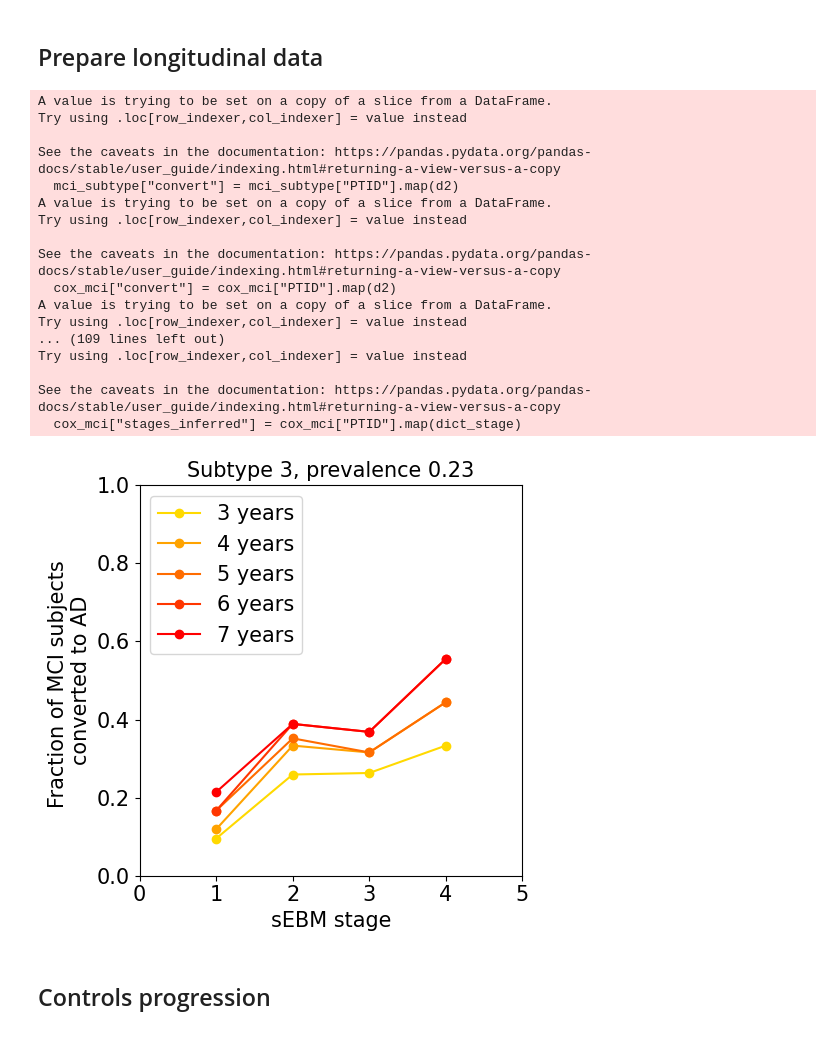
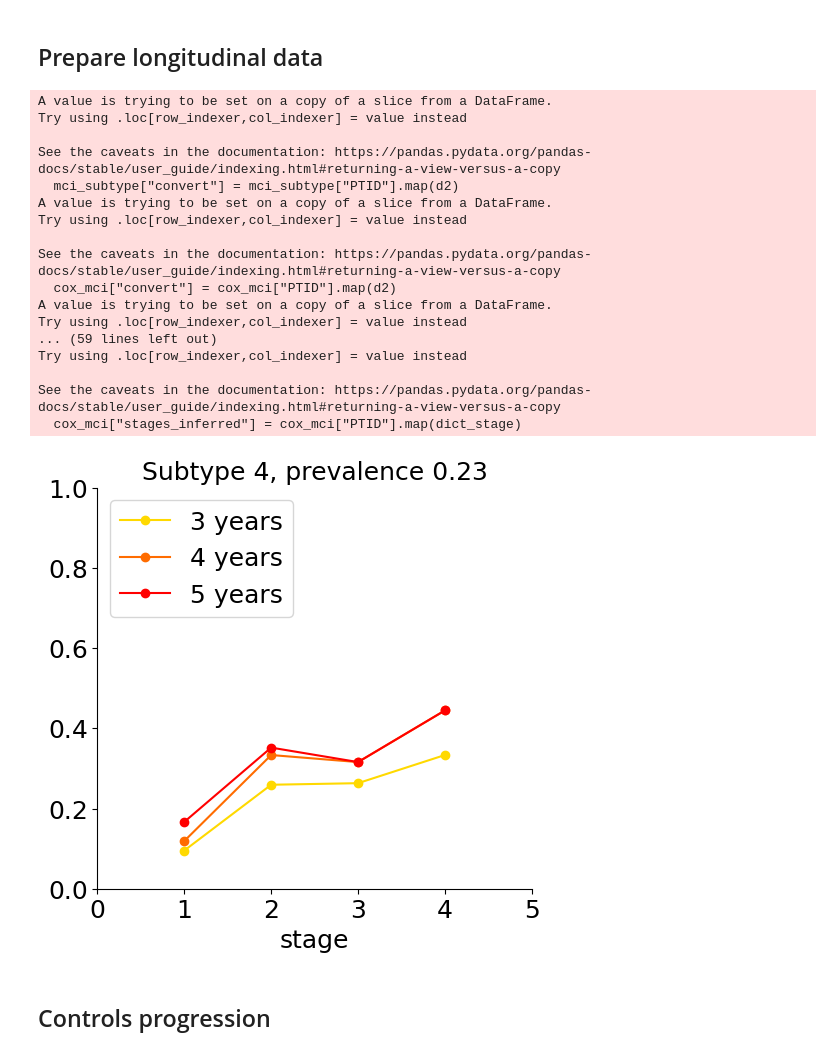
Before and after one commit to pathology-dynamics/s-SuStaIn, a Jupyter notebook: notebooks/s-SuStaIn-plotting.ipynb, the cells around one changed output. Drawn from its saved outputs; the diff is of its cells as text; code cells hidden in the pictures.

```diff
--- a/notebooks/s-SuStaIn-plotting.ipynb
+++ b/notebooks/s-SuStaIn-plotting.ipynb
@@ -192,19 +201,23 @@ final_df_grouped.pivot(columns="DX", values=0, index="stage").fillna(0)
 # %%
-fig, ax = plt.subplots(figsize=(6,3))
+fig, ax = plt.subplots(figsize=(4,2))
 hue_order=["Controls", "MCI", "AD"]
-palette = ["C0", "C2","C1"]
+palette = ["g", "orange","r"]
 sns.barplot(data=counts_bar, x="stage", y="value",
             hue="DX",ax=ax, hue_order=hue_order,
             palette=palette,edgecolor="k",linewidth=1)
-ax.set_xlabel("Disease (sEBM) stage", fontsize=18)
-ax.set_ylabel("Fraction", fontsize=18)
-ax.tick_params(axis='both', which='major', labelsize=12)
-ax.legend(title="", fontsize=15, framealpha=0.0, loc=(0.9,0.6))
-ax.set_title("Subtype {}".format(int(subtype_select)))
-# ax.text(s=r"p-value ($\chi^{2}$) < 1 x $10^{-18}$ ",x=1.0,y=0.5, fontsize=15)
+ax.set_xlabel("stage", fontsize=15)
+ax.set_ylabel("")
+
+ax.get_legend().remove()
+
+ax.tick_params(axis='both', which='major', labelsize=15)
+
+
+# ax.set_ylim([0])
+ax.set_title("Subtype {}".format(int(subtype_select+1)), fontsize=12)
 sns.despine()
 plt.tight_layout()
 fig_path = "/nethome/rtandon32/ebm/s-SuStain-outputs/sim_tadpole9_mixture_GMM/figures"
-fname = "stage_hist_subtype_{}.png".format(int(subtype_select))
+fname = "stage_hist_subtype_{}.png".format(int(subtype_select+1))
 fig.savefig(os.path.join(fig_path, fname), dpi=300, transparent=True)
 # %% [output]
@@ -256,7 +269,7 @@ dict_stage = dict(zip(mci_subtype["PTID"],mci_subtype["stage"]))
 # %%
 cmap = cm.get_cmap('autumn_r')
 fig, ax = plt.subplots(1,1, figsize=(5,5), constrained_layout=True)
-delta_years = list(range(3,8))
+delta_years = list(range(3,6))
 colors = [cmap(_) for _ in np.linspace(0.15,1,len(delta_years))]
 d_colors = dict(zip(delta_years, colors))
 save_path = "/nethome/rtandon32/ebm/s-SuStain-outputs/sim_tadpole9_mixture_GMM/figures"
@@ -310,46 +323,48 @@ for dy in delta_years:
     x = np.array(list(d3.keys()))
     y = np.array(list(d3.values()))
     ax.plot(x, y, label=str(dy) + " years", marker="o", color=d_colors[dy])
-    ax.set_xlabel("sEBM stage", fontsize=15)
+    ax.set_xlabel("stage", fontsize=18)
     cox_mci["convert"] = cox_mci["PTID"].map(d2)
     cox_mci["time"] = cox_mci["PTID"].map(dtd)
     cox_mci["subtype"] = Su
     cox_mci["stages_inferred"] = cox_mci["PTID"].map(dict_stage)
     fname = "cox_df_subtype_{}_delta_yrs_{}.csv".format(Su,dy)
     cox_mci.to_csv(os.path.join(save_path,fname))
 
-ax.set_ylabel("Fraction of MCI subjects \nconverted to AD", fontsize=15)
-ax.set_title("Subtype {}, prevalence {}".format(int(Su), np.round(fraction, 2)),
-             fontsize=15)
+ax.spines['right'].set_visible(False)
+ax.spines['top'].set_visible(False)
+# if Su == 0.0:
+#     ax.set_ylabel("Fraction of MCI subjects\nconverted to AD/Dementia", fontsize=18)
+ax.set_title("Subtype {}, prevalence {}".format(int(Su+1), np.round(fraction, 2)),
+             fontsize=18)
 ax.set_xlim([0,5])
 ax.set_ylim([0,1])
 # fig.subplots_adjust(right=0.5)
-plt.xticks(fontsize=15)
-plt.tight_layout()
-# plt.xlim([0,6])
-plt.yticks(fontsize=15)
-plt.legend(fontsize=15, loc=2)
+plt.xticks(fontsize=18)
+# plt.tight_layout()
+plt.yticks(fontsize=18)
+plt.legend(fontsize=18, loc=2)
 fig_name = "mci_subtype_{}.png".format(Su)
 fig.savefig(os.path.join(save_path, fig_name), dpi=300)
 # %% [output]
 A value is trying to be set on a copy of a slice from a DataFrame.
 Try using .loc[row_indexer,col_indexer] = value instead
 
 See the caveats in the documentation: https://pandas.pydata.org/pandas-docs/stable/user_guide/indexing.html#returning-a-view-versus-a-copy
   mci_subtype["convert"] = mci_subtype["PTID"].map(d2)
 A value is trying to be set on a copy of a slice from a DataFrame.
 Try using .loc[row_indexer,col_indexer] = value instead
 
 See the caveats in the documentation: https://pandas.pydata.org/pandas-docs/stable/user_guide/indexing.html#returning-a-view-versus-a-copy
   cox_mci["convert"] = cox_mci["PTID"].map(d2)
 A value is trying to be set on a copy of a slice from a DataFrame.
 Try using .loc[row_indexer,col_indexer] = value instead
-... (109 lines left out)
+... (59 lines left out)
 Try using .loc[row_indexer,col_indexer] = value instead
 
 See the caveats in the documentation: https://pandas.pydata.org/pandas-docs/stable/user_guide/indexing.html#returning-a-view-versus-a-copy
   cox_mci["stages_inferred"] = cox_mci["PTID"].map(dict_stage)
-[figure, old version]
+[figure, new version]
 # %% [markdown]
 ## Controls progression
 # %%
```
Also changed, not shown: parts of 24 cells of this notebook, 9 other files.
